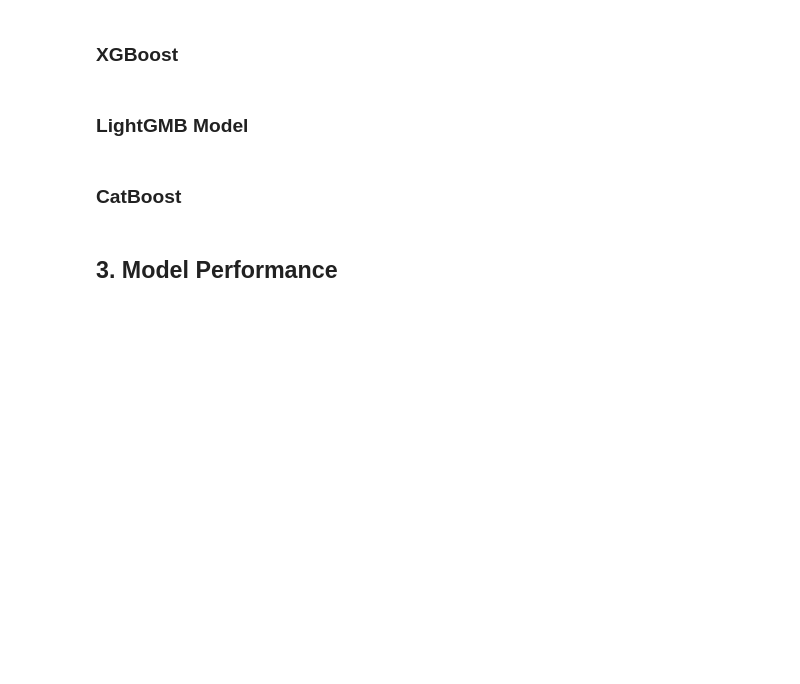
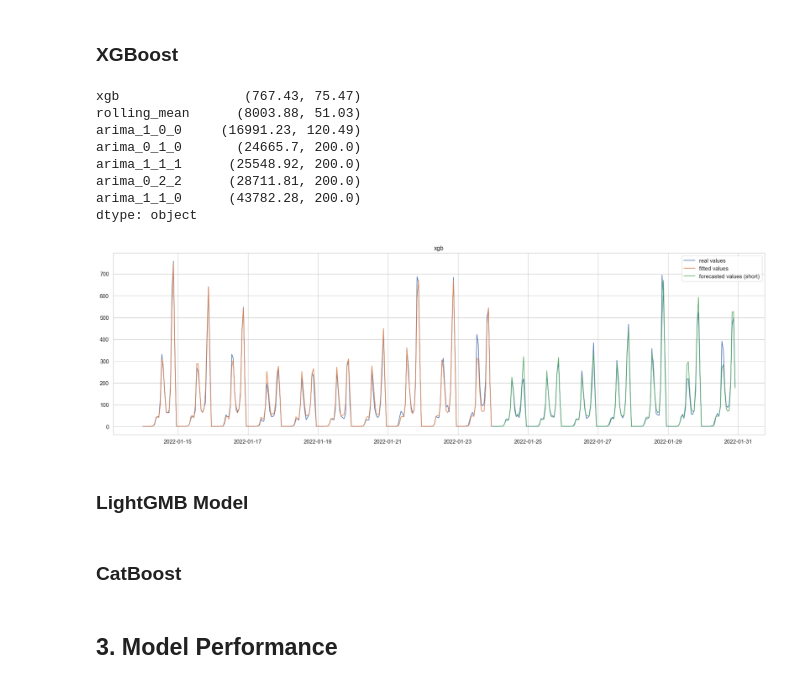
Before and after one commit to CatalinaOdizzio/BSE_T3_Time_Series_Forecast_HW, a Jupyter notebook: final_project_PhilippPissinisOdizzio.ipynb, the cells around one changed output. Drawn from its saved outputs; the diff is of its cells as text; code cells hidden in the pictures; blank space fills up the shorter version.

```diff
--- a/final_project_PhilippPissinisOdizzio.ipynb
+++ b/final_project_PhilippPissinisOdizzio.ipynb
@@ -904,15 +918,24 @@ _test_df = _test_df.fillna(method='ffill')
 # %%
 # XGBoost Model
 xgb = XGBRegressor(n_estimators=1000, max_depth=5, learning_rate=0.01, n_jobs=4)
 xgb = xgb.fit(_train_df[f_names], _train_df["orders"])
-test_df = test.iloc[-len(preds):]
 
 losses["xgb"] = plot_predictions(
                 _train_df, _test_df,
                 pd.Series(xgb.predict(_test_df[f_names]), index=_test_df.index), None,
                 pd.Series(xgb.predict(_train_df[f_names]), index=_train_df.index), "xgb", 10
 )
 print(pd.Series(losses).sort_values())
+# %% [output]
+xgb                (767.43, 75.47)
+rolling_mean      (8003.88, 51.03)
+arima_1_0_0     (16991.23, 120.49)
+arima_0_1_0       (24665.7, 200.0)
+arima_1_1_1      (25548.92, 200.0)
+arima_0_2_2      (28711.81, 200.0)
+arima_1_1_0      (43782.28, 200.0)
+dtype: object
+[figure, added]
 # %%
 %%time
 # Setting the tuning hyperparameter possible values for XGBoosting
```
Also changed, not shown: parts of 2 cells of this notebook.
